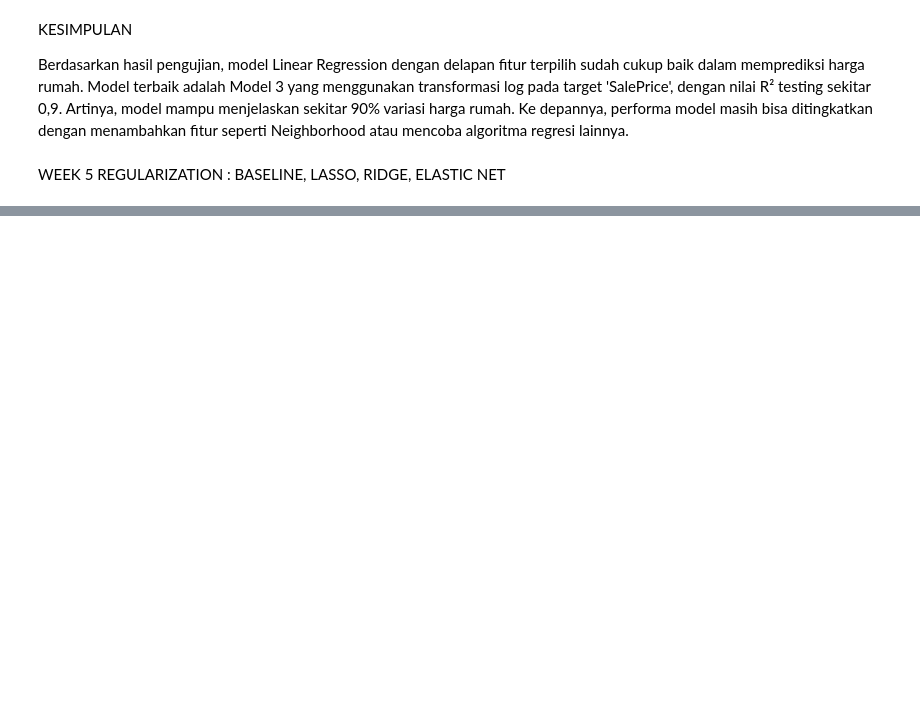
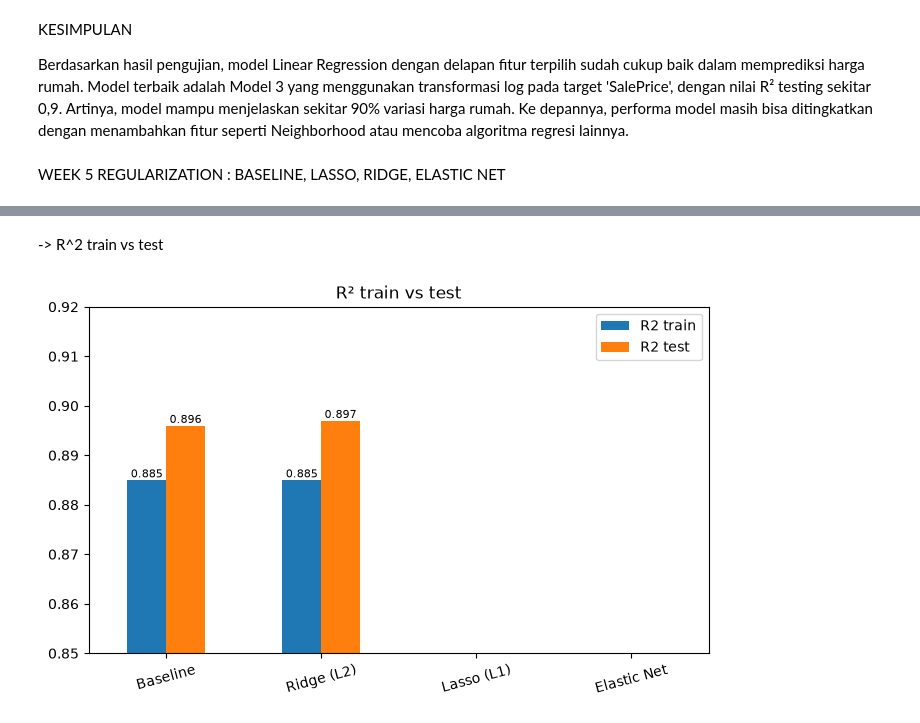
Before and after one commit to vencyahuang/Exercise_Regularization, a Jupyter notebook: HousePrices/Houseprices_LinReg.ipynb, the cells around one changed output, grey strips where cells are left out. Saved outputs shown, nothing was run; the diff lists cells and outputs as text; code cells hidden in the pictures; blank space fills up the shorter version.

```diff
--- a/HousePrices/Houseprices_LinReg.ipynb
+++ b/HousePrices/Houseprices_LinReg.ipynb
@@ -517,0 +578,11 @@ model = {
+# %% [markdown]
+-> R^2 train vs test
+# %%
+ax = hasil_reg[['R2 train', 'R2 test']].plot(kind='bar', figsize=(8, 4.5), rot=15)
+ax.set_ylim(0.85, 0.92); ax.set_xlabel('')
+ax.set_title('R² train vs test')
+for p in ax.patches:
+    ax.annotate(f"{p.get_height():.3f}", (p.get_x() + p.get_width()/2, p.get_height()), ha='center', va='bottom', fontsize=8)
+plt.show()
+# %% [output]
+[figure, added]
```
Also changed, not shown: parts of 11 cells of this notebook.
